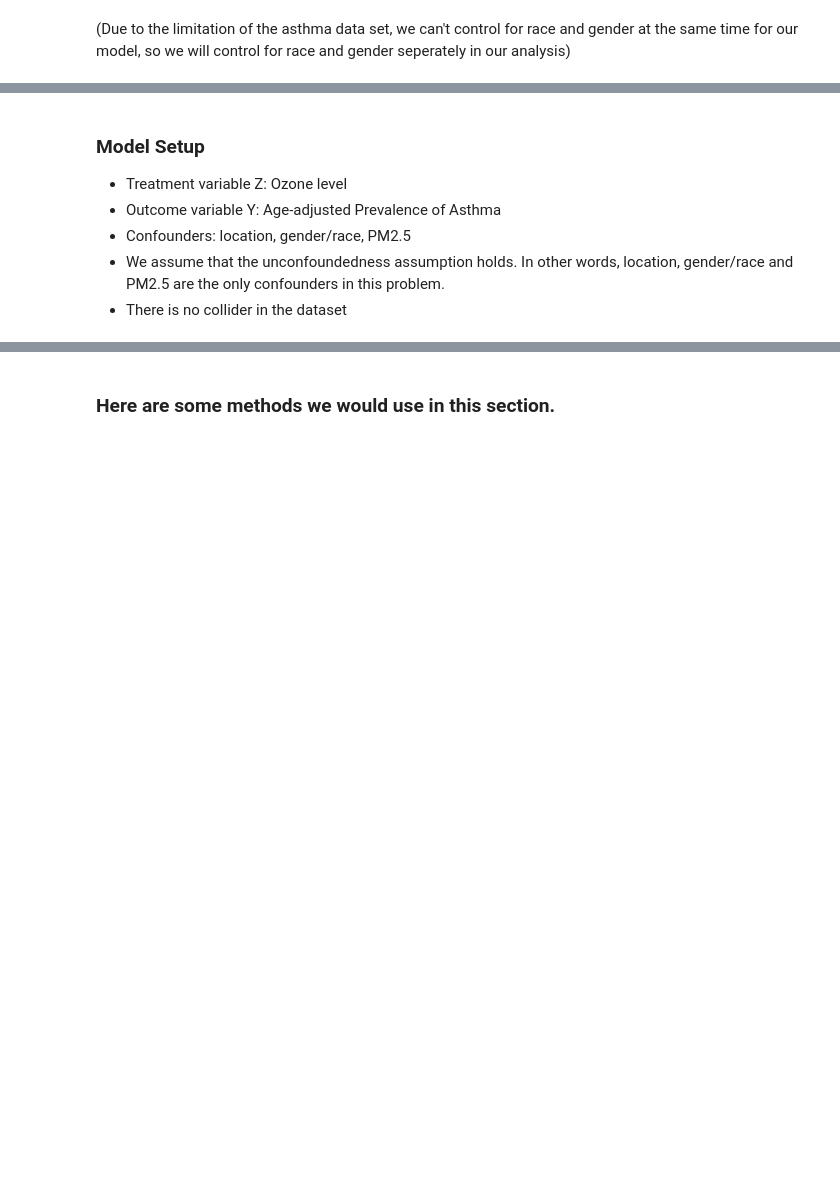
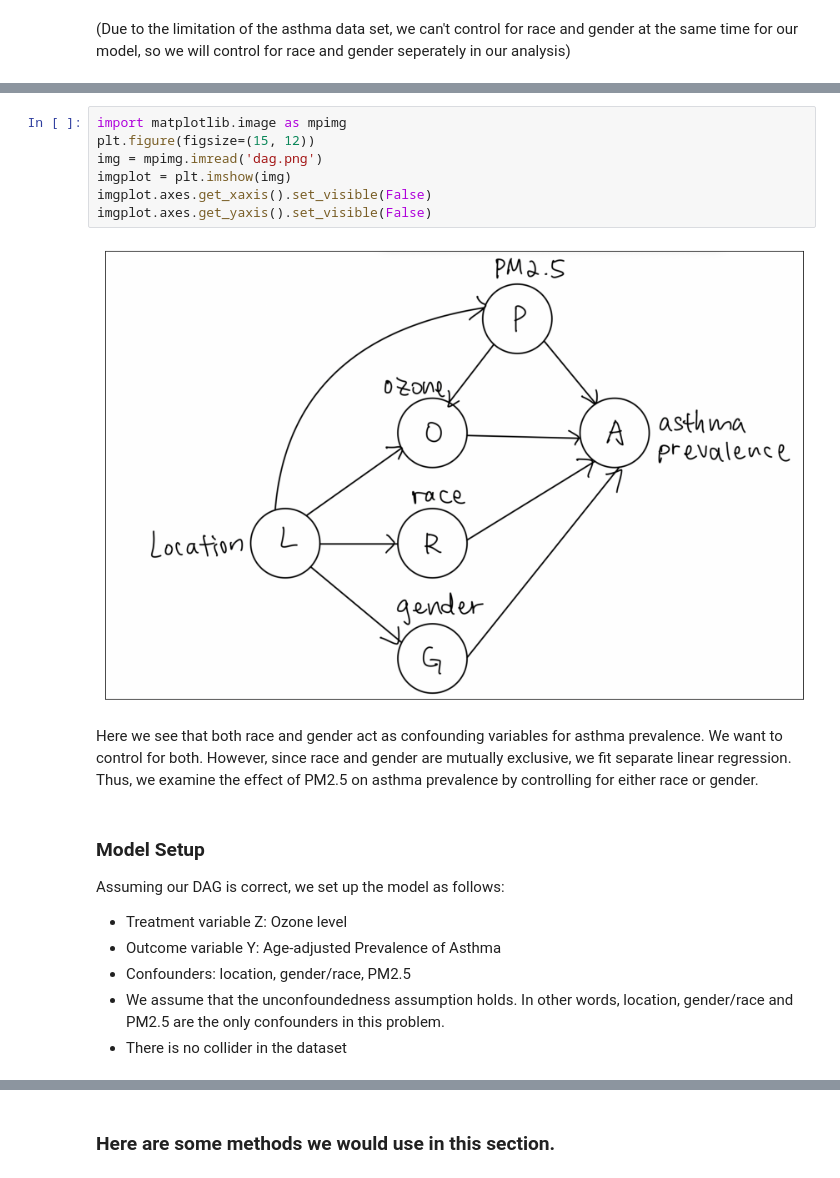
Before and after one commit to lucy-tian/project102, a Jupyter notebook: Data C102 project_ck2_v3.ipynb, the cells around one changed output, grey strips where cells are left out. Cells and saved outputs as stored; diff of their text form; blank space fills up the shorter version.

```diff
--- a/Data C102 project_ck2_v3.ipynb
+++ b/Data C102 project_ck2_v3.ipynb
@@ -316,5 +297,19 @@ sns.pairplot(prevalence_gender)
+# %%
+import matplotlib.image as mpimg
+plt.figure(figsize=(15, 12))
+img = mpimg.imread('dag.png')
+imgplot = plt.imshow(img)
+imgplot.axes.get_xaxis().set_visible(False)
+imgplot.axes.get_yaxis().set_visible(False)
+# %% [output]
+[figure, added]
+# %% [markdown]
+Here we see that both race and gender act as confounding variables for asthma prevalence. We want to control for both. However, since race and gender are mutually exclusive, we fit separate linear regression.
+Thus, we examine the effect of PM2.5 on asthma prevalence by controlling for either race or gender.
 # %% [markdown]
 ### Model Setup
+Assuming our DAG is correct, we set up the model as follows:
+
 - Treatment variable Z: Ozone level
 - Outcome variable Y: Age-adjusted Prevalence of Asthma
 - Confounders: location, gender/race, PM2.5
```
Also changed, not shown: parts of 177 cells of this notebook, 1 other file.
